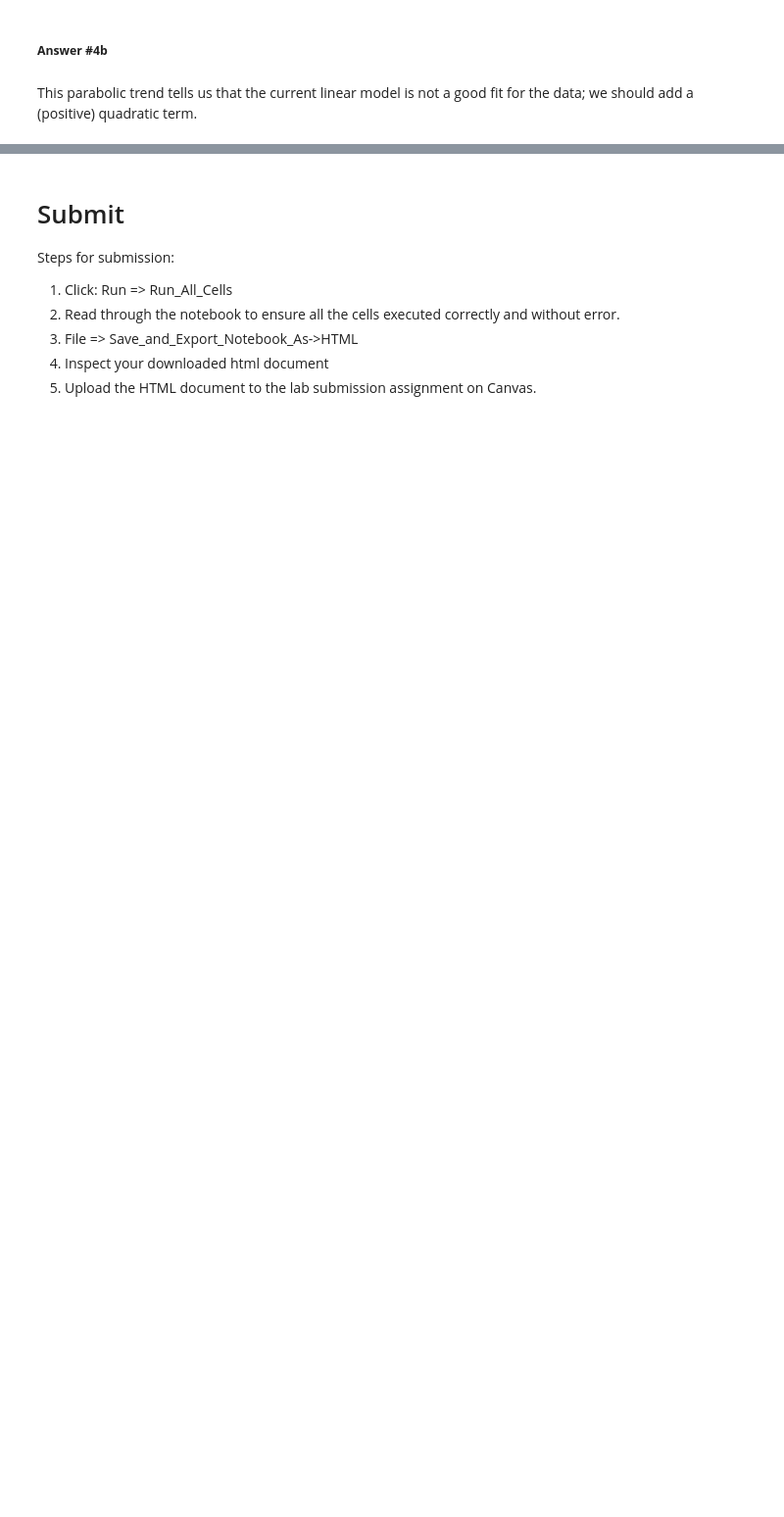
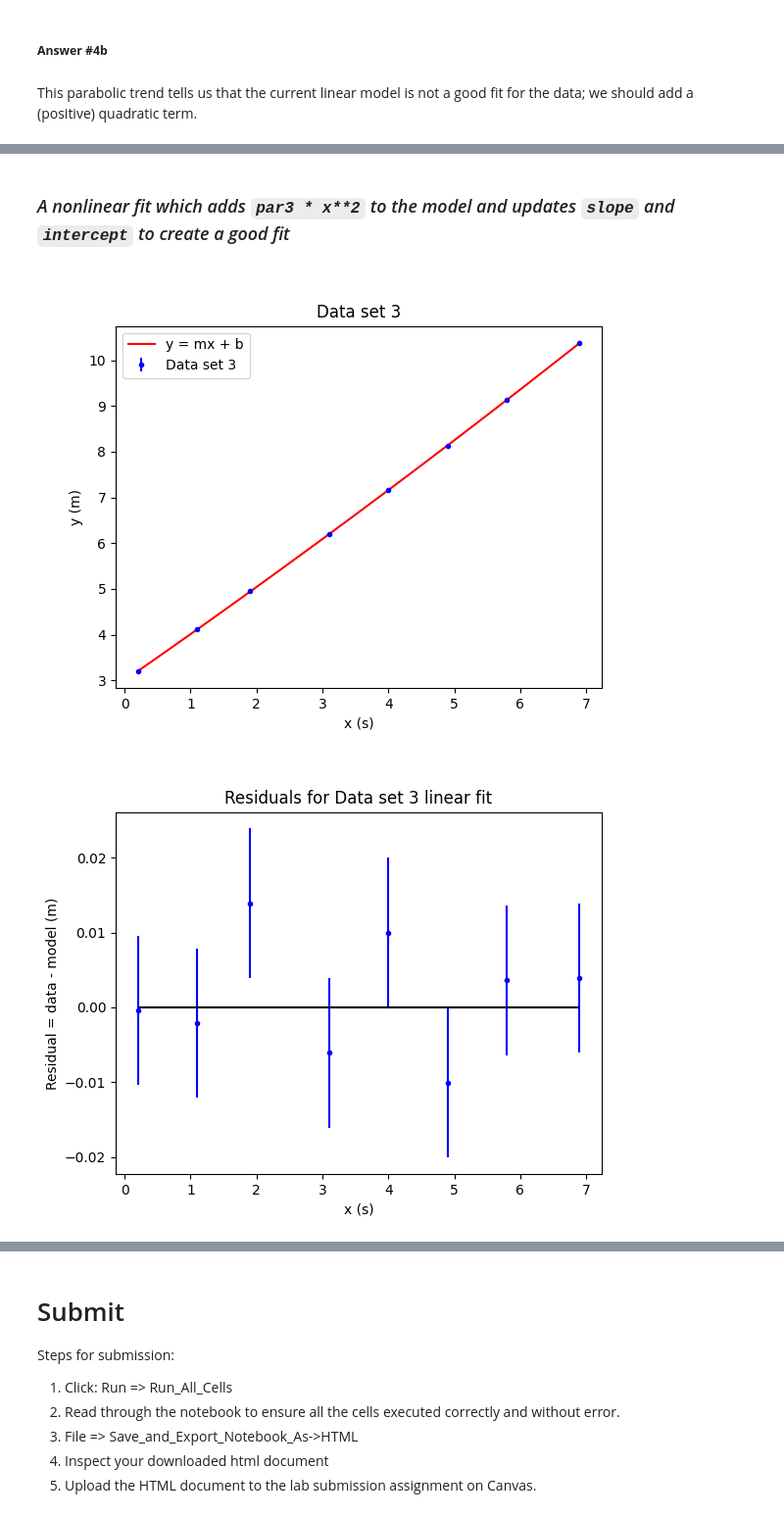
Before and after one commit to phys119/phys119, a Jupyter notebook: Lab06/Prelab06.ipynb, the cells around one changed output, grey strips where cells are left out. Shown at 98% size. Cells and saved outputs as stored; diff of their text form; code cells hidden in the pictures; blank space fills up the shorter version.

```diff
--- a/Lab06/Prelab06.ipynb
+++ b/Lab06/Prelab06.ipynb
@@ -329,0 +218,76 @@ plt.show()
+# %% [markdown]
+### *A nonlinear fit which adds `par3 * x**2` to the model and updates `slope` and `intercept` to create a good fit*
+# %%
+# Run me for an improved nonlinear fit to data set 3
+
+# Scatter step 1: Define the variables we will be plotting, as well as labels and titles
+# Plotting variables
+xdata = xVec
+ydata = y3Vec
+dydata = dy3Vec
+
+# Labels and titles
+data_label = "Data set 3"
+model_label = "y = mx + b"
+graph_title = "Data set 3"
+x_label = "x (s)"
+y_label = "y (m)"
+residuals_title = "Residuals for Data set 3 linear fit"
+residuals_y_label = "Residual = data - model (m)"
+
+# Model parameters
+################### UPDATE MODEL PARAMETERS TO INCLUDE par3 * x**2 ####################
+slope = 1 # Estimate of the slope
+intercept = 3 # Estimate of the y-intercept
+par3 = 0.01
+#######################################################################################
+
+# Scatter step 2: find the limits of the data:
+xmin = np.min(xdata) # use the np.min function to find the smallest x-value
+xmax = np.max(xdata) # same for max
+# print (xmin, xmax)  # uncomment to see what the limits are
+
+# Scatter step 3: generate a bunch of x points between xmin and xmax to help us plot the model line
+xpoints = np.linspace(xmin, xmax, 200) # gives 200 evenly spaced points between xmin and xmax
+# print(xpoints) # uncomment to see the x values that were generated.
+
+# Scatter step 4: calculate the y points to plot the model line
+############### UPDATE THE MODEL LINE TO INCLUDE par3 * xpoints**2 ####################
+ypoints = par3 * xpoints**2 + xpoints * slope + intercept
+#######################################################################################
+
+# Scatter step 5: plot the model line. We plot this as a red line "r-" :
+plt.figure()
+plt.plot(xpoints, ypoints, "r-", label = model_label)
+
+# Scatter step 6: Plot the data, with the previous details from before
+plt.errorbar(xdata, ydata, dydata, fmt="bo", markersize = 3, label=data_label)
+plt.title(graph_title)
+plt.xlabel(x_label)
+plt.ylabel(y_label)
+plt.legend()
+plt.show()
+
+# Residuals step 2: Calculate the model prediction for each our data points from dxVec
+####### UPDATE THE MODEL PREDICTION FOR RESIDUALS TO INCLUDE par3 * xpoints**2 #######
+ymodel = par3 * xdata**2 + slope * xdata + intercept # y = par3*x**2 + mx + b
+######################################################################################
+
+# Residuals step 3: Calcualte the residuals vector
+residualsVec = ydata - ymodel
+
+# Residuals step 4: Plot the residuals vector against the x-data vector
+plt.figure()
+plt.errorbar(xdata, residualsVec, dydata, fmt="bo", markersize = 3)
+
+# Residuals step 5: Add a horizontal line at R=0 to the plot
+plt.hlines(y=0, xmin=xmin, xmax=xmax, color='k') # draw a black line at y = 0.
+
+# Residuals step 6: Add axis labels and title, and show the graph
+plt.title(residuals_title)
+plt.xlabel(x_label) # re-use the x_label from the scatter plot with model
+plt.ylabel(residuals_y_label)
+plt.show()
+# %% [output]
+[figure, added]
+[figure, added]
```
Also changed, not shown: parts of 38 cells of this notebook.
